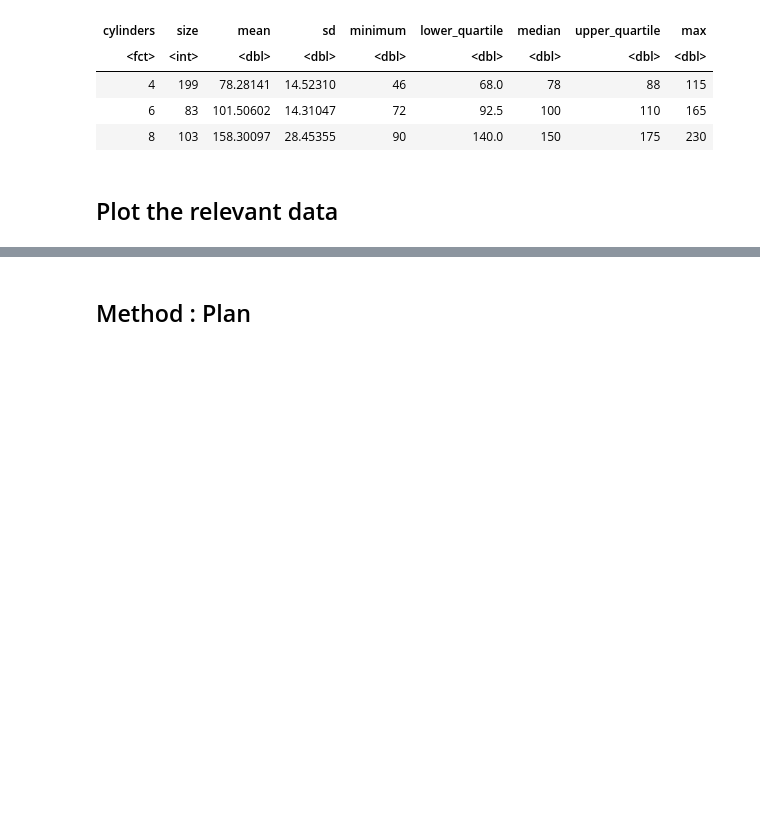
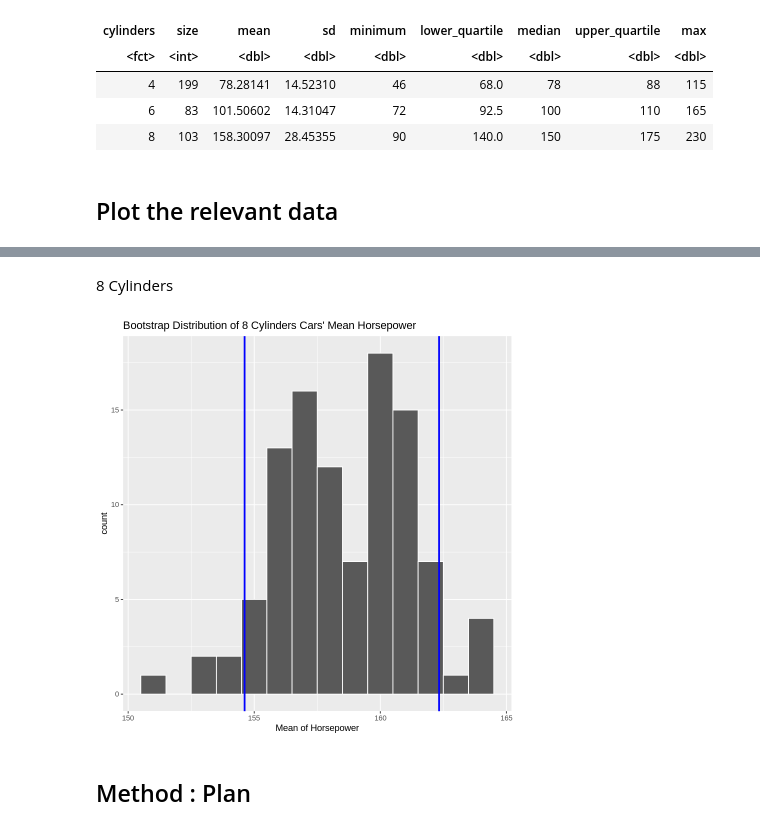
Before and after one commit to FanXiaoran/Team14_Project, a Jupyter notebook: project_proposal.ipynb, the cells around one changed output, grey strips where cells are left out. Drawn from its saved outputs; the diff is of its cells as text; code cells hidden in the pictures; blank space fills up the shorter version.

```diff
--- a/project_proposal.ipynb
+++ b/project_proposal.ipynb
@@ -139,3 +196,26 @@ A tibble: 3 × 9
+# %% [markdown]
+8 Cylinders
+# %%
+cars_bootstrapped3 <- cars %>%
+    filter(cylinders == "8") %>%
+    specify(response = horsepower) %>%
+    generate(type = "bootstrap", reps = 103) %>%
+    calculate(stat = "mean")
+
+cars_ci3 <- cars_bootstrapped3 %>%
+    get_confidence_interval(level = 0.90, type = "percentile")
+
+cars_8cylinders_plot <- cars_bootstrapped3 %>%
+    ggplot(aes(x = stat)) +
+    geom_histogram(binwidth = 1, color = "white") +
+    geom_vline(xintercept = cars_ci3[[1]], color = "blue", size = 1) +
+    geom_vline(xintercept = cars_ci3[[2]], color = "blue", size = 1) +
+    xlab("Mean of Horsepower") +
+    ggtitle("Bootstrap Distribution of 8 Cylinders Cars' Mean Horsepower")
+
+cars_8cylinders_plot
+# %% [output]
+[figure, added]
 # %% [markdown]
 ## Method : Plan
 # %% [markdown]
```
Also changed, not shown: parts of 9 cells of this notebook.
